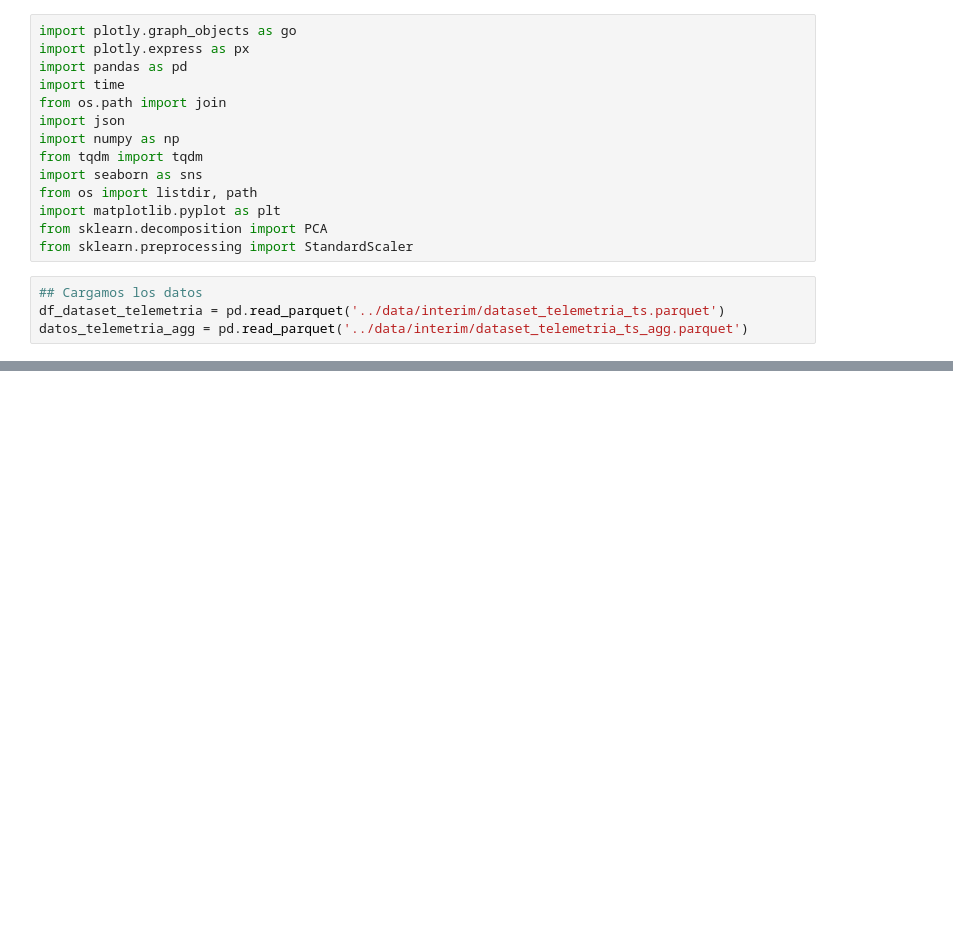
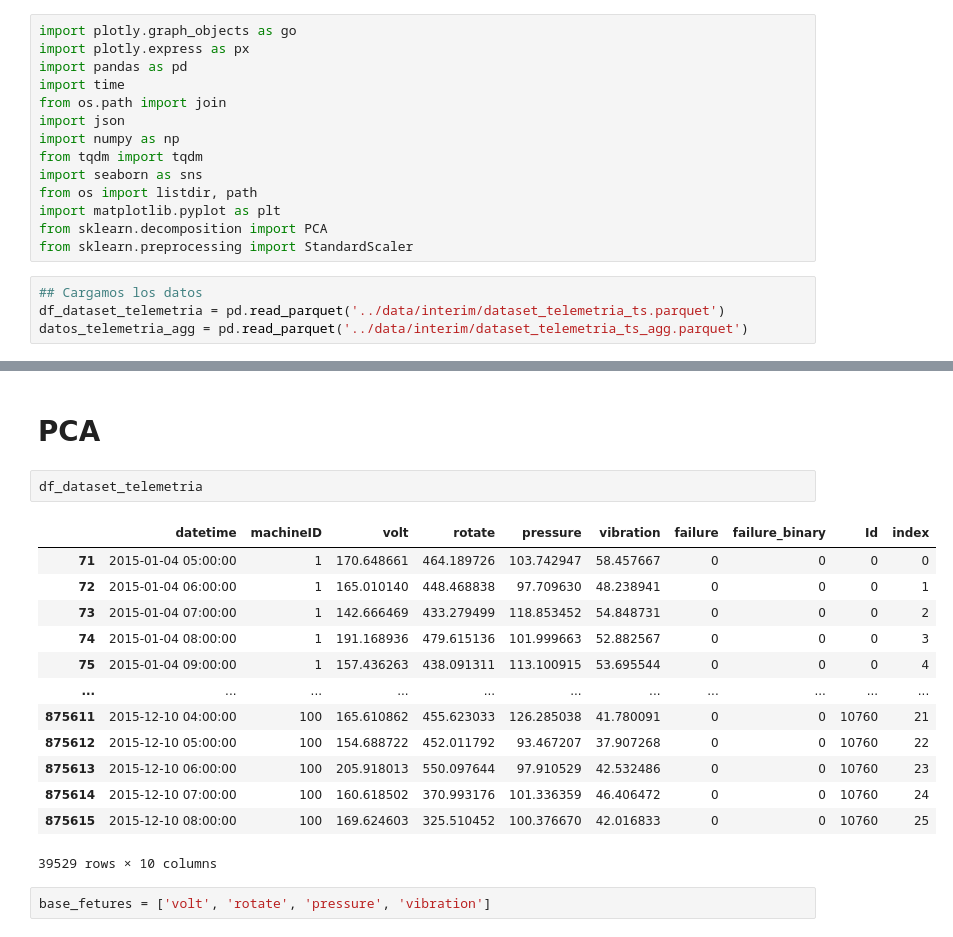
Before and after one commit to Luis-ramirez-r/predictive_maintenance, a Jupyter notebook: notebooks/Clase37.ipynb, the cells around one changed output, grey strips where cells are left out. Cells and saved outputs as stored; diff of their text form; blank space fills up the shorter version.

```diff
--- a/notebooks/Clase37.ipynb
+++ b/notebooks/Clase37.ipynb
@@ -50,3 +35,23 @@ display(datos_telemetria_agg.head())
 | 2 | 170.884973 | 374.567725 | 101.921812 | 40.135772 | 203.104007 | 489.502527 | 121.802701 | 50.877634 | 136.116842 | 215.619476 | ... |
 | 3 | 171.404311 | 460.953214 | 101.431850 | 48.283550 | 198.380679 | 590.323104 | 136.553131 | 57.504011 | 142.165191 | 387.342414 | ... |
 | 4 | 166.855652 | 440.755662 | 96.903260 | 57.088316 | 196.427450 | 522.264401 | 121.728619 | 67.633435 | 138.740244 | 345.711420 | ... |
+# %% [markdown]
+# PCA
+# %%
+df_dataset_telemetria
+# %% [output]
+|  | datetime | machineID | volt | rotate | pressure | vibration | failure | failure_binary | Id | index |
+| 71 | 2015-01-04 05:00:00 | 1 | 170.648661 | 464.189726 | 103.742947 | 58.457667 | 0 | 0 | 0 | 0 |
+| 72 | 2015-01-04 06:00:00 | 1 | 165.010140 | 448.468838 | 97.709630 | 48.238941 | 0 | 0 | 0 | 1 |
+| 73 | 2015-01-04 07:00:00 | 1 | 142.666469 | 433.279499 | 118.853452 | 54.848731 | 0 | 0 | 0 | 2 |
+| 74 | 2015-01-04 08:00:00 | 1 | 191.168936 | 479.615136 | 101.999663 | 52.882567 | 0 | 0 | 0 | 3 |
+| 75 | 2015-01-04 09:00:00 | 1 | 157.436263 | 438.091311 | 113.100915 | 53.695544 | 0 | 0 | 0 | 4 |
+| ... | ... | ... | ... | ... | ... | ... | ... | ... | ... | ... |
+| 875611 | 2015-12-10 04:00:00 | 100 | 165.610862 | 455.623033 | 126.285038 | 41.780091 | 0 | 0 | 10760 | 21 |
+| 875612 | 2015-12-10 05:00:00 | 100 | 154.688722 | 452.011792 | 93.467207 | 37.907268 | 0 | 0 | 10760 | 22 |
+| 875613 | 2015-12-10 06:00:00 | 100 | 205.918013 | 550.097644 | 97.910529 | 42.532486 | 0 | 0 | 10760 | 23 |
+| 875614 | 2015-12-10 07:00:00 | 100 | 160.618502 | 370.993176 | 101.336359 | 46.406472 | 0 | 0 | 10760 | 24 |
+| 875615 | 2015-12-10 08:00:00 | 100 | 169.624603 | 325.510452 | 100.376670 | 42.016833 | 0 | 0 | 10760 | 25 |
+39529 rows × 10 columns
+# %%
+base_fetures = ['volt', 'rotate', 'pressure', 'vibration']
```
Also changed, not shown: parts of 24 cells of this notebook.
